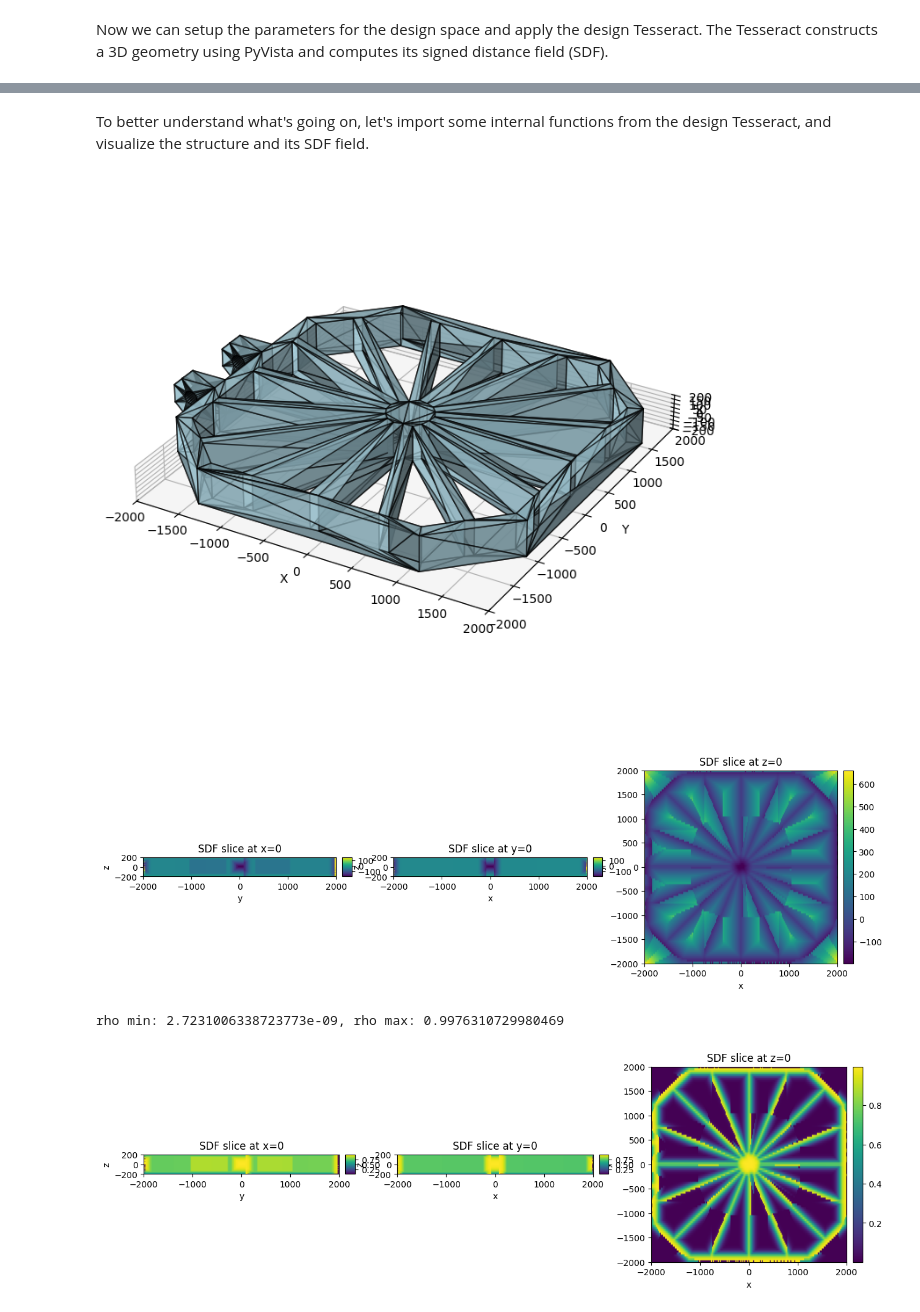
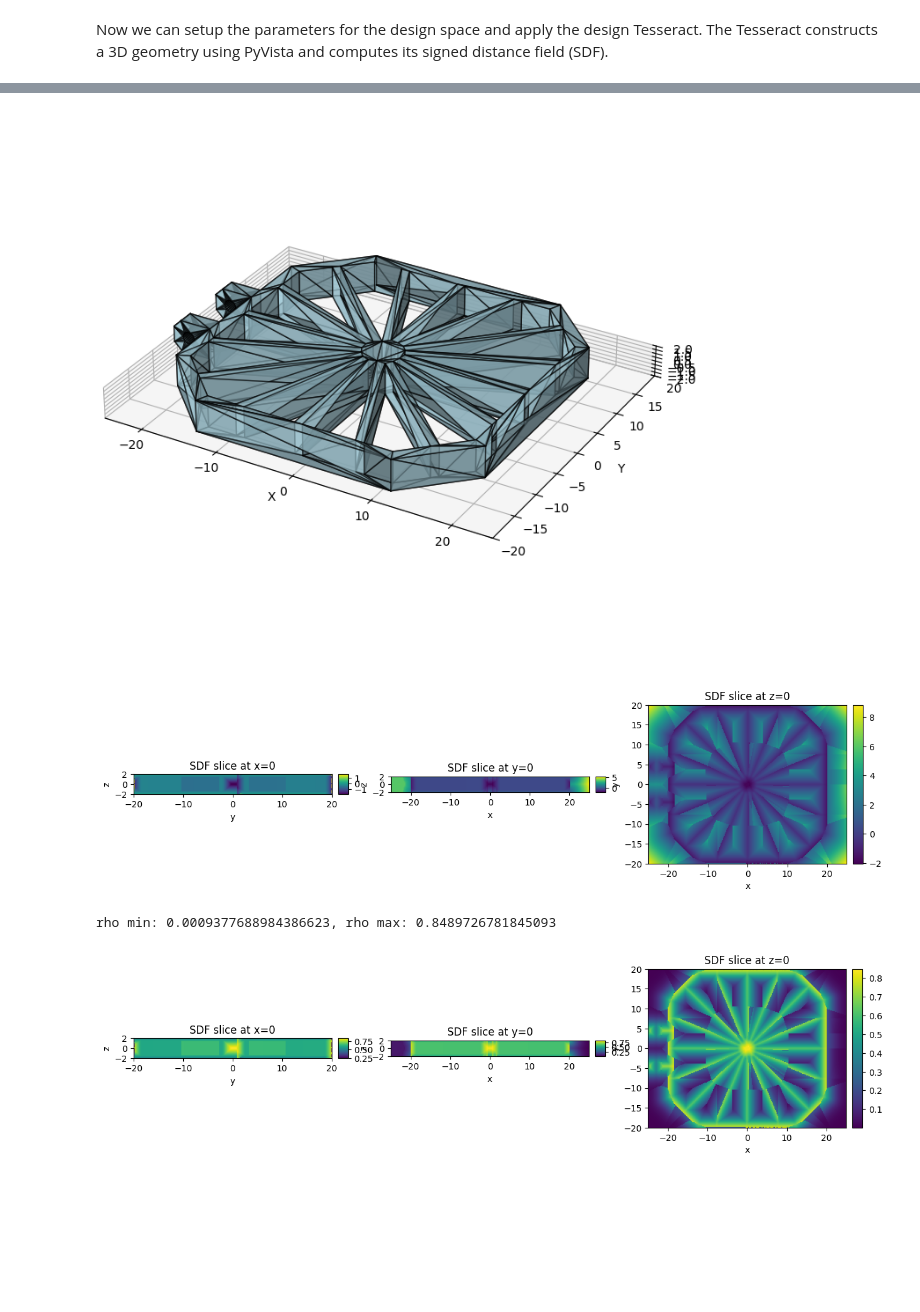
Before and after one commit to pasteurlabs/tesseract-jax, a Jupyter notebook: examples/ansys/optim_grid.ipynb, the cells around one changed output, grey strips where cells are left out. Cells and saved outputs as stored; diff of their text form; code cells hidden in the pictures; blank space fills up the shorter version.

Commit message:
grid fin progress

```diff
--- a/examples/ansys/optim_grid.ipynb
+++ b/examples/ansys/optim_grid.ipynb
@@ -51,8 +52,8 @@ stl_tess = Tesseract.from_url(url)
 # %% [markdown]
 Now we can setup the parameters for the design space and apply the design Tesseract. The Tesseract constructs a 3D geometry using PyVista and computes its signed distance field (SDF).
 # %%
-Nx, Ny, Nz = 200, 100, 100
-Lx, Ly, Lz = 4000, 4000, 400
+Nx, Ny, Nz = 250, 200, 20
+Lx, Ly, Lz = 50, 40, 4
 
 grid_fin_params = {
     "angular_positions": jnp.array(
@@ -99,9 +100,10 @@ design_inputs = {
         "geometry_generation.scscript",
     ],
     "mesh_tesseract": TesseractReference(stl_tess),
-    "grid_center": [0.0, 0.0, 200.0],
+    "grid_center": [0.0, 0.0, 2.0],
     "grid_size": [Lx, Ly, Lz],
     "grid_elements": [Nx, Ny, Nz],
+    "scale_mesh": 0.01,
 }
 
 design_out = design_tess.apply(
@@ -134,7 +132,5 @@ mesh = {
 Number of vertices: 248
 Number of faces: 564
-# %% [markdown]
-To better understand what's going on, let's import some internal functions from the design Tesseract, and visualize the structure and its SDF field.
 # %%
 def plot_mesh(mesh: dict, save_path: str | None = None) -> None:
     """Plot a 3D triangular mesh with boundary conditions visualization.
@@ -182,7 +178,7 @@ def plot_mesh(mesh: dict, save_path: str | None = None) -> None:
 
 plot_mesh(mesh)
 # %% [output]
-[figure, old version]
+[figure, new version]
 # %%
 from mpl_toolkits.axes_grid1 import make_axes_locatable
 
@@ -230,33 +226,33 @@ def plot_grid(field, Lx, Ly, Lz, Nx, Ny, Nz):
 
 plot_grid(sdf, Lx, Ly, Lz, Nx, Ny, Nz)
 # %% [output]
-[figure, old version]
+[figure, new version]
 # %%
 def sdf_to_rho(
     sdf: jnp.ndarray, scale: float = 2.0, offset: float = 0.1
 ) -> jnp.ndarray:
     """Convert signed distance function to material density using sigmoid.
 
     Args:
         sdf: Signed distance function values.
         scale: Sigmoid steepness (higher = sharper transition).
         offset: SDF value where density = 0.5.
 
     Returns:
         Material density field in [0,1].
     """
     return 1 / (1 + jnp.exp(scale * sdf - offset))
 
 
-rho_scale = 0.03
+rho_scale = 0.8
 
 rho = sdf_to_rho(sdf, scale=rho_scale)
 
 plot_grid(rho, Lx, Ly, Lz, Nx, Ny, Nz)
 print(f"rho min: {jnp.min(rho)}, rho max: {jnp.max(rho)}")
 # %% [output]
-rho min: 2.7231006338723773e-09, rho max: 0.9976310729980469
+rho min: 0.0009377688984386623, rho max: 0.8489726781845093
-[figure, old version]
+[figure, new version]
 # %%
 def sizing_field(
     sdf: jnp.ndarray, min_size: float = 0.1, max_size: float = 1.0, scale: float = 2.0
```
Also changed, not shown: parts of 17 cells of this notebook, 8 other files.
